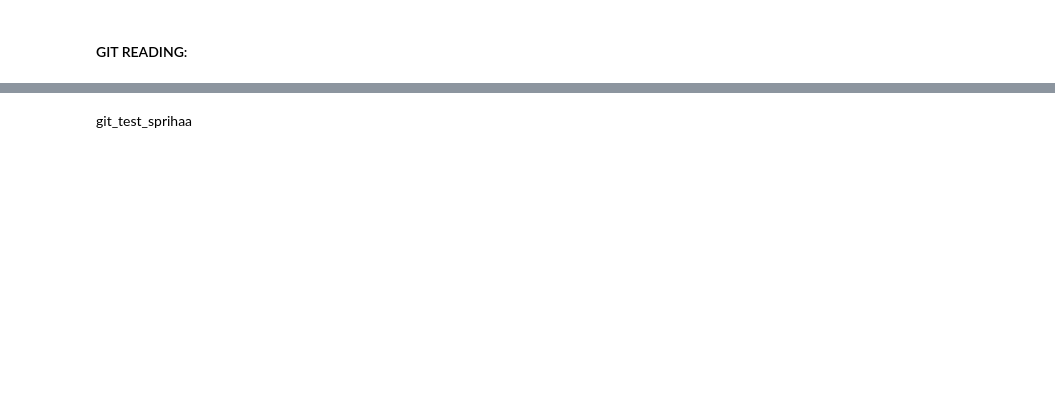
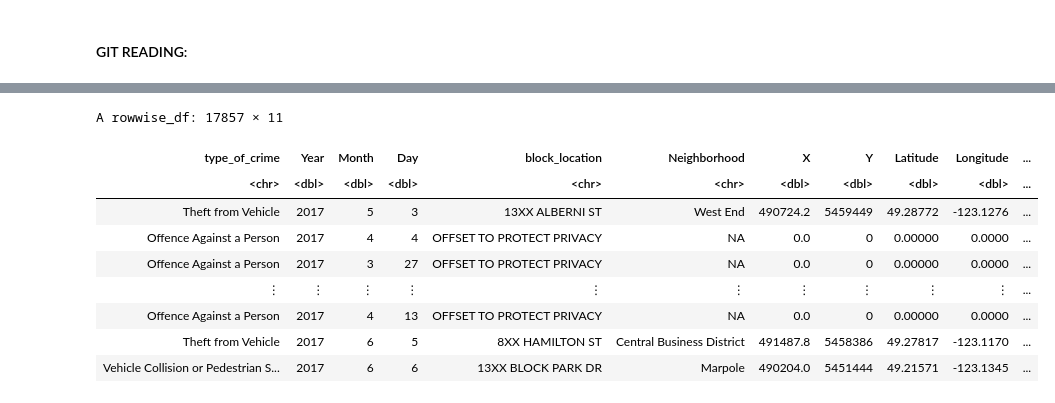
Before and after one commit to ireneberezin/DSCI-PROJECT-38, a Jupyter notebook: project_proposal.ipynb, the cells around one changed output, grey strips where cells are left out. Saved outputs shown, nothing was run; the diff lists cells and outputs as text; code cells hidden in the pictures; blank space fills up the shorter version.

```diff
--- a/project_proposal.ipynb
+++ b/project_proposal.ipynb
@@ -80,2 +79,21 @@ A tibble: 16205 × 12
-# %% [markdown]
-git_test_sprihaa
+# %%
+crime_data_filtered <- crime_data|>
+rename(c("type_of_crime"=TYPE, "Year"=YEAR, "Month"=MONTH, "Day"=DAY, "Hour"=HOUR,
+         "Minute"=MINUTE, "block_location"=HUNDRED_BLOCK, "Neighborhood"=NEIGHBOURHOOD))|>
+filter(Year==2017)|>
+rowwise()|>
+mutate(minute_hour = Minute+Hour*60)|>
+mutate(percent_day = minute_hour/1440*100)|>
+select(-Hour, -Minute, -minute_hour)
+crime_data_filtered
+# %% [output]
+A rowwise_df: 17857 × 11
+| type_of_crime | Year | Month | Day | block_location | Neighborhood | X | Y | Latitude | Longitude | ... |
+| <chr> | <dbl> | <dbl> | <dbl> | <chr> | <chr> | <dbl> | <dbl> | <dbl> | <dbl> | ... |
+| Theft from Vehicle | 2017 | 5 | 3 | 13XX ALBERNI ST | West End | 490724.2 | 5459449 | 49.28772 | -123.1276 | ... |
+| Offence Against a Person | 2017 | 4 | 4 | OFFSET TO PROTECT PRIVACY | NA | 0.0 | 0 | 0.00000 | 0.0000 | ... |
+| Offence Against a Person | 2017 | 3 | 27 | OFFSET TO PROTECT PRIVACY | NA | 0.0 | 0 | 0.00000 | 0.0000 | ... |
+| ⋮ | ⋮ | ⋮ | ⋮ | ⋮ | ⋮ | ⋮ | ⋮ | ⋮ | ⋮ | ... |
+| Offence Against a Person | 2017 | 4 | 13 | OFFSET TO PROTECT PRIVACY | NA | 0.0 | 0 | 0.00000 | 0.0000 | ... |
+| Theft from Vehicle | 2017 | 6 | 5 | 8XX HAMILTON ST | Central Business District | 491487.8 | 5458386 | 49.27817 | -123.1170 | ... |
+| Vehicle Collision or Pedestrian S... | 2017 | 6 | 6 | 13XX BLOCK PARK DR | Marpole | 490204.0 | 5451444 | 49.21571 | -123.1345 | ... |
```
Also changed, not shown: parts of 7 cells of this notebook.
